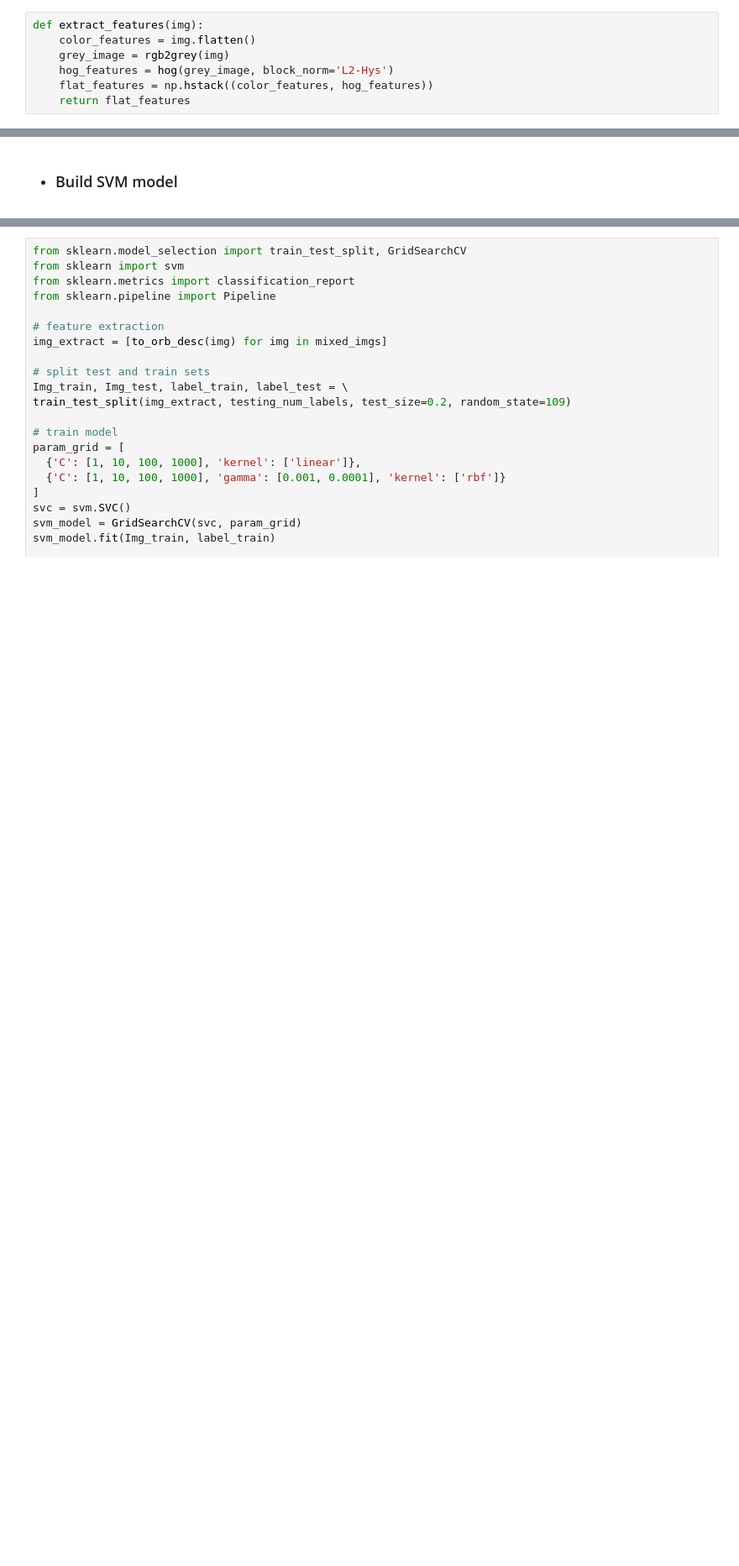
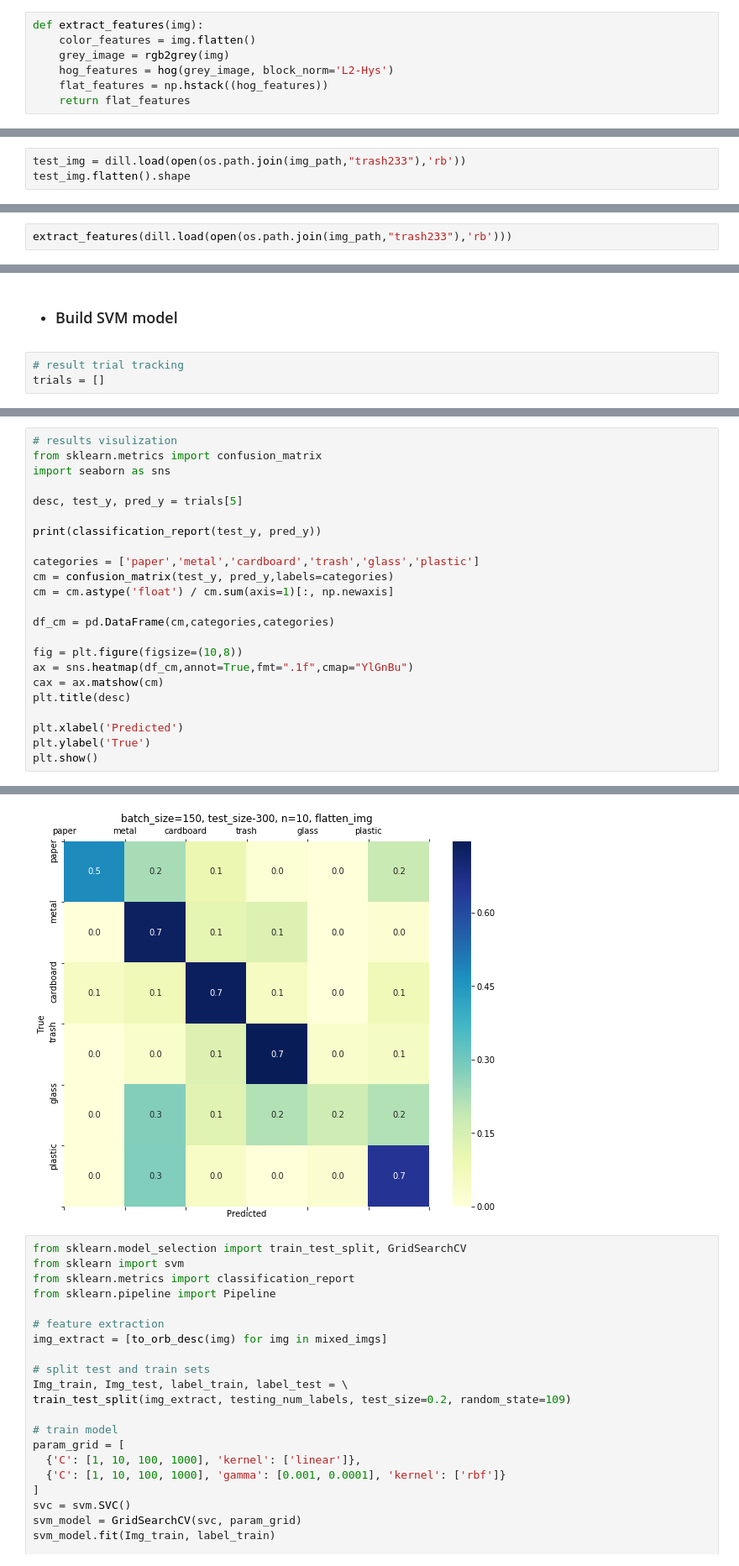
Before and after one commit to alssica/trash-classifier, a Jupyter notebook: SVM.ipynb, the cells around one changed output, grey strips where cells are left out. Shown at 84% size. Cells and saved outputs as stored; diff of their text form; blank space fills up the shorter version.

```diff
--- a/SVM.ipynb
+++ b/SVM.ipynb
@@ -73,5 +72,5 @@ def extract_features(img):
     color_features = img.flatten()
     grey_image = rgb2grey(img)
     hog_features = hog(grey_image, block_norm='L2-Hys')
-    flat_features = np.hstack((color_features, hog_features))
+    flat_features = np.hstack((hog_features))
     return flat_features
@@ -114,0 +82,3 @@ AttributeError: module 'cv2.cv2' has no attribute 'xfeatures2d'
+# %%
+test_img = dill.load(open(os.path.join(img_path,"trash233"),'rb'))
+test_img.flatten().shape
@@ -114,0 +87,2 @@ AttributeError: module 'cv2.cv2' has no attribute 'xfeatures2d'
+# %%
+extract_features(dill.load(open(os.path.join(img_path,"trash233"),'rb')))
@@ -115,2 +91,5 @@ AttributeError: module 'cv2.cv2' has no attribute 'xfeatures2d'
 # %% [markdown]
 * ### Build SVM model
+# %%
+# result trial tracking
+trials = []
@@ -116,0 +154,24 @@ AttributeError: module 'cv2.cv2' has no attribute 'xfeatures2d'
+# %%
+# results visulization
+from sklearn.metrics import confusion_matrix
+import seaborn as sns
+
+desc, test_y, pred_y = trials[5]
+
+print(classification_report(test_y, pred_y))
+
+categories = ['paper','metal','cardboard','trash','glass','plastic']
+cm = confusion_matrix(test_y, pred_y,labels=categories)
+cm = cm.astype('float') / cm.sum(axis=1)[:, np.newaxis]
+
+df_cm = pd.DataFrame(cm,categories,categories)
+
+fig = plt.figure(figsize=(10,8))
+ax = sns.heatmap(df_cm,annot=True,fmt=".1f",cmap="YlGnBu")
+cax = ax.matshow(cm)
+plt.title(desc)
+
+plt.xlabel('Predicted')
+plt.ylabel('True')
+plt.show()
+# %% [output]
@@ -117,3 +190,4 @@ AttributeError: module 'cv2.cv2' has no attribute 'xfeatures2d'
+[figure, added]
 # %%
 from sklearn.model_selection import train_test_split, GridSearchCV
 from sklearn import svm
```
Also changed, not shown: parts of 16 cells of this notebook, 3 other files.
